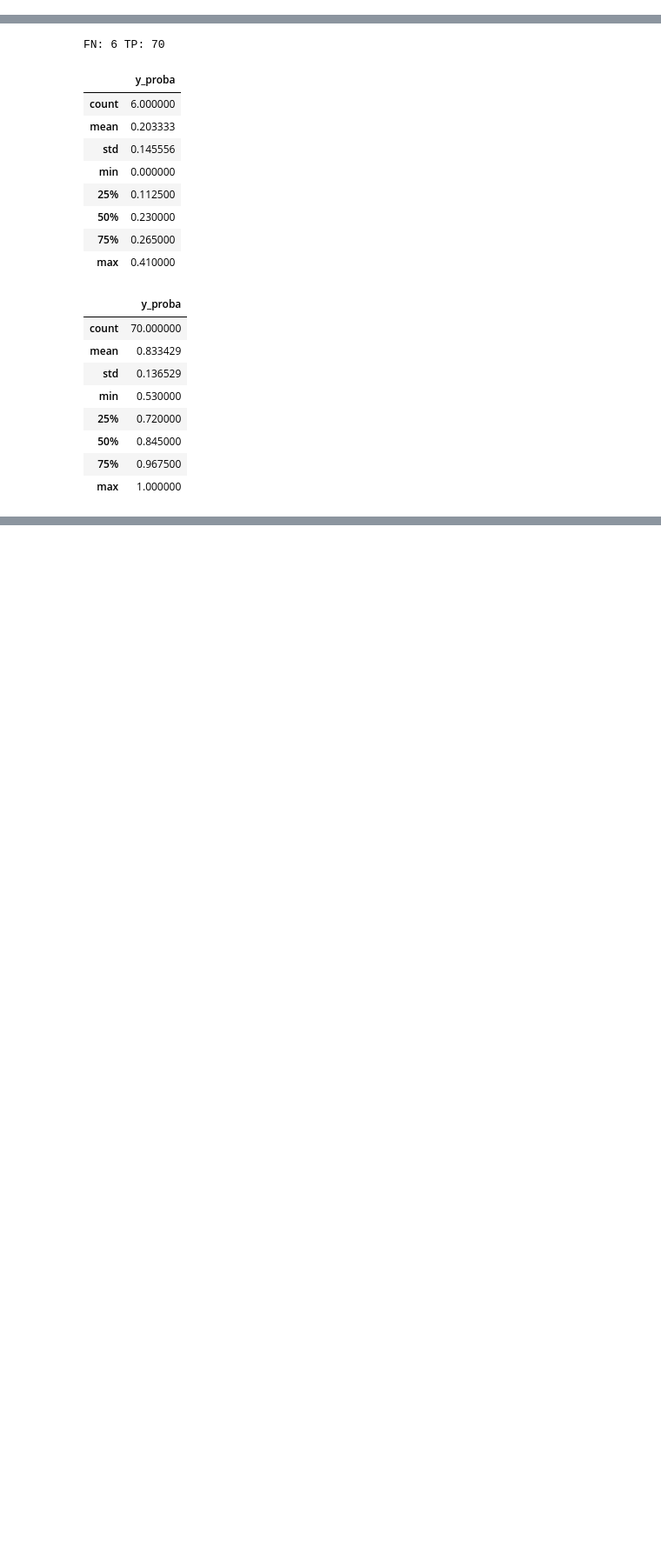
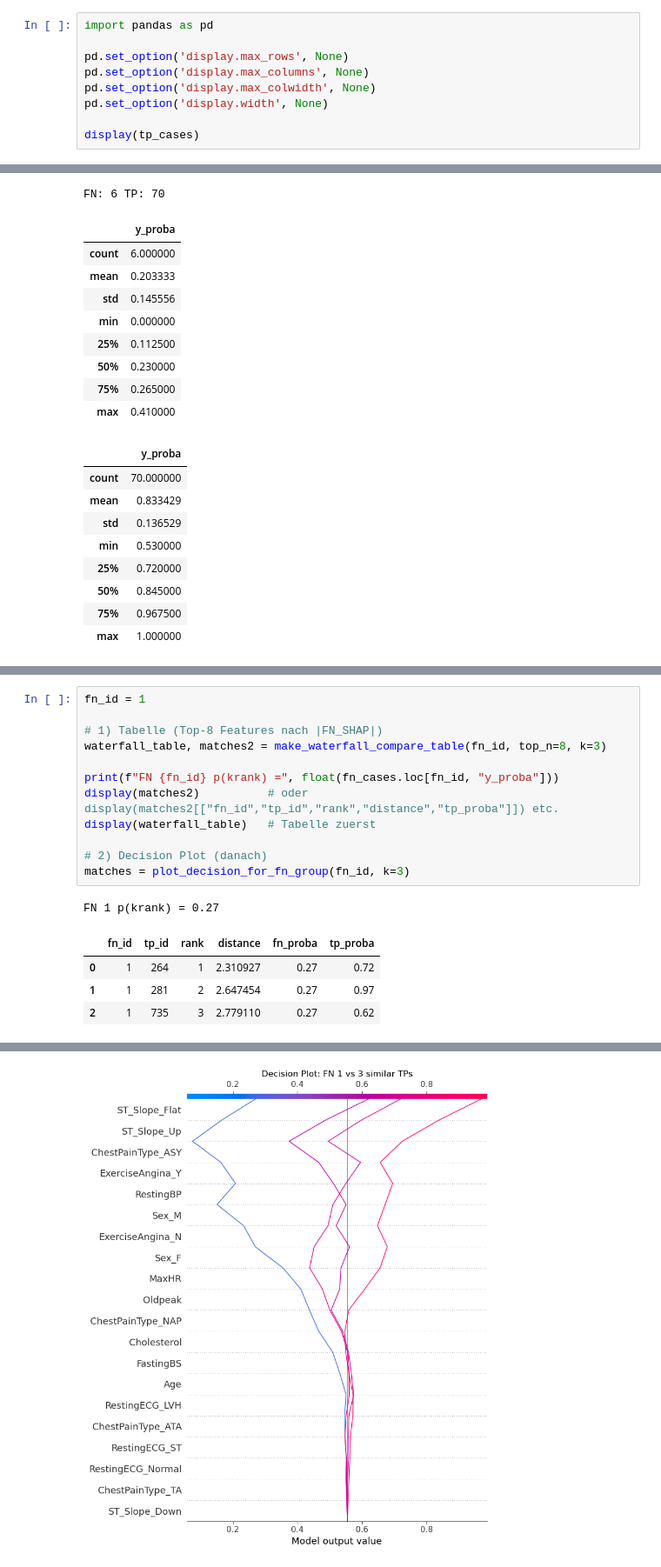
Before and after one commit to okayh14/XAI_Heart_Disease, a Jupyter notebook: XAI_Model-Copy1.ipynb, the cells around one changed output, grey strips where cells are left out. Shown at 87% size. Drawn from its saved outputs; the diff is of its cells as text; blank space fills up the shorter version.

```diff
--- a/XAI_Model-Copy1.ipynb
+++ b/XAI_Model-Copy1.ipynb
@@ -754,0 +731,9 @@ display(tp_cases)
+# %%
+import pandas as pd
+
+pd.set_option('display.max_rows', None)
+pd.set_option('display.max_columns', None)
+pd.set_option('display.max_colwidth', None)
+pd.set_option('display.width', None)
+
+display(tp_cases)
@@ -1202,0 +1426,18 @@ Matches for this fn_id: 3
+# %%
+fn_id = 1
+
+# 1) Tabelle (Top-8 Features nach |FN_SHAP|)
+waterfall_table, matches2 = make_waterfall_compare_table(fn_id, top_n=8, k=3)
+
+print(f"FN {fn_id} p(krank) =", float(fn_cases.loc[fn_id, "y_proba"]))
+display(matches2)          # oder display(matches2[["fn_id","tp_id","rank","distance","tp_proba"]]) etc.
+display(waterfall_table)   # Tabelle zuerst
+
+# 2) Decision Plot (danach)
+matches = plot_decision_for_fn_group(fn_id, k=3)
+# %% [output]
+FN 1 p(krank) = 0.27
+|  | fn_id | tp_id | rank | distance | fn_proba | tp_proba |
+| 0 | 1 | 264 | 1 | 2.310927 | 0.27 | 0.72 |
+| 1 | 1 | 281 | 2 | 2.647454 | 0.27 | 0.97 |
+| 2 | 1 | 735 | 3 | 2.779110 | 0.27 | 0.62 |
@@ -1202,0 +1453 @@ Matches for this fn_id: 3
+[figure, added]
```
Also changed, not shown: parts of 24 cells of this notebook.
